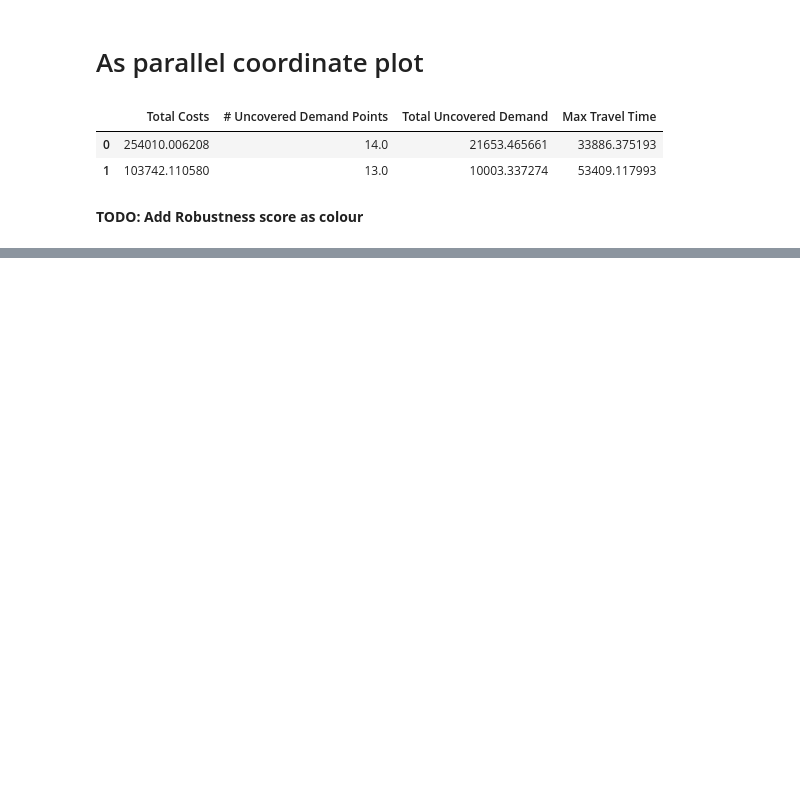
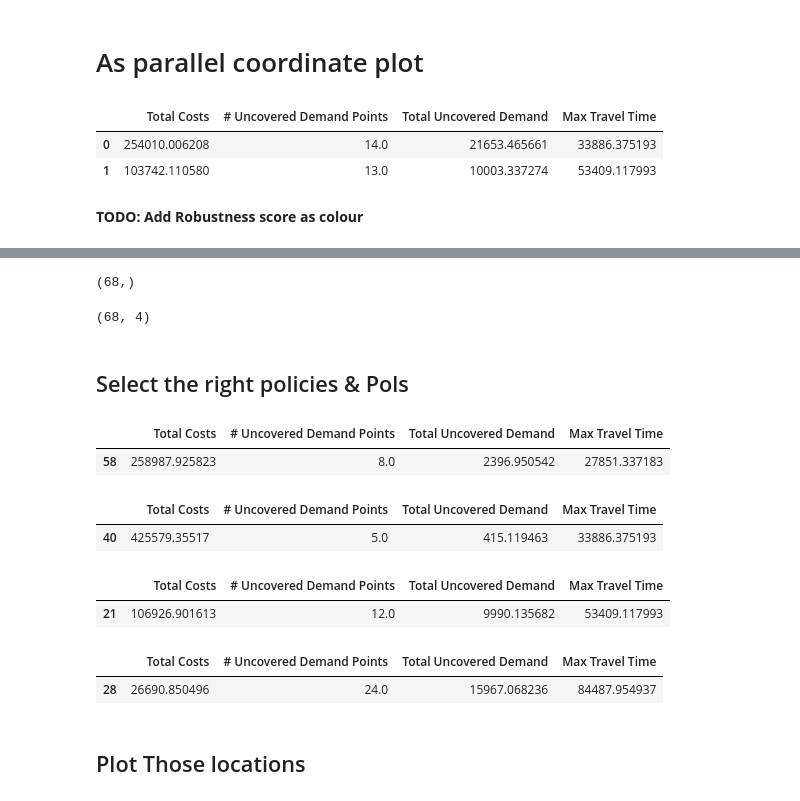
Before and after one commit to TRomijn/Thesis, a Jupyter notebook: Facility Location Model/Final Analysis 1 - Show Trade-offs - mpmordm solutions for perfect information- not Cleaned.ipynb, the cells around one changed output, grey strips where cells are left out. Drawn from its saved outputs; the diff is of its cells as text; code cells hidden in the pictures; blank space fills up the shorter version.

```diff
--- a/Facility Location Model/Final Analysis 1 - Show Trade-offs - mpmordm solutions for perfect information- not Cleaned.ipynb
+++ b/Facility Location Model/Final Analysis 1 - Show Trade-offs - mpmordm solutions for perfect information- not Cleaned.ipynb
@@ -397,0 +475,35 @@ plotly.offline.iplot(fig)
+# %%
+PF_pols.shape
+# %% [output]
+(68,)
+# %%
+df_PF.shape
+# %% [output]
+(68, 4)
+# %% [markdown]
+## Select the right policies & Pols
+# %%
+# Solution with lowest MTT and reasonable #UDPs
+df_PF[(df_PF['Max Travel Time'] < 30000) & (df_PF['# Uncovered Demand Points'] < 8.5)]
+# %% [output]
+|  | Total Costs | # Uncovered Demand Points | Total Uncovered Demand | Max Travel Time |
+| 58 | 258987.925823 | 8.0 | 2396.950542 | 27851.337183 |
+# %%
+# Solution with lowest #UDPs and reasonable MTT
+df_PF[(df_PF['Max Travel Time'] < 40000) & (df_PF['# Uncovered Demand Points'] < 6)]
+# %% [output]
+|  | Total Costs | # Uncovered Demand Points | Total Uncovered Demand | Max Travel Time |
+| 40 | 425579.35517 | 5.0 | 415.119463 | 33886.375193 |
+# %%
+# Solution with lowest Cost and reasonable #UDPs
+df_PF[(df_PF['Total Costs'] < 150000) & (df_PF['# Uncovered Demand Points'] < 13)]
+# %% [output]
+|  | Total Costs | # Uncovered Demand Points | Total Uncovered Demand | Max Travel Time |
+| 21 | 106926.901613 | 12.0 | 9990.135682 | 53409.117993 |
+# %%
+# Solution with lowest Cost and reasonable MTT
+# df_PF[(df_PF['Total Costs'] < 150000) & (df_PF['Max Travel Time'] < 45000)]
+df_PF[df_PF['Total Costs'] == df_PF['Total Costs'].min()]
+# %% [output]
+|  | Total Costs | # Uncovered Demand Points | Total Uncovered Demand | Max Travel Time |
+| 28 | 26690.850496 | 24.0 | 15967.068236 | 84487.954937 |
@@ -397,0 +521,2 @@ plotly.offline.iplot(fig)
+# %% [markdown]
+## Plot Those locations
```
Also changed, not shown: parts of 14 cells of this notebook, 3 other files.
